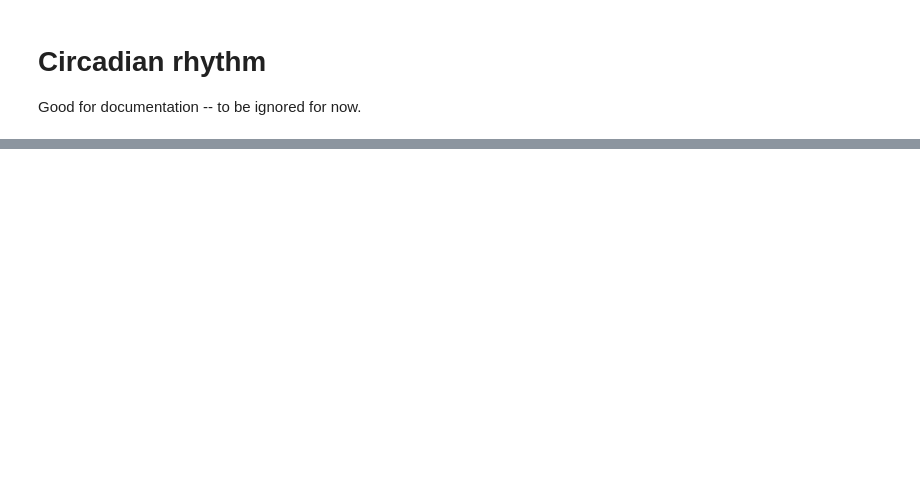
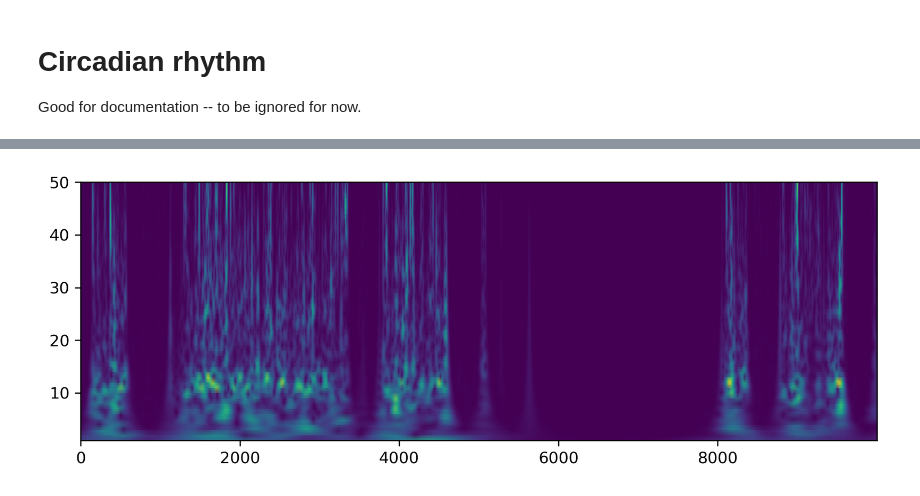
Before and after one commit to Wolfffff/long-timescale-behavior, a Jupyter notebook: analysis/notebooks/20220110_raw_analysis.ipynb, the cells around one changed output, grey strips where cells are left out. Cells and saved outputs as stored; diff of their text form; code cells hidden in the pictures; blank space fills up the shorter version.

```diff
--- a/analysis/notebooks/20220110_raw_analysis.ipynb
+++ b/analysis/notebooks/20220110_raw_analysis.ipynb
@@ -617,0 +574,23 @@ plt.show()
+# %%
+import matplotlib as mpl
+mpl.rcParams["figure.figsize"] = (9, 3)
+mpl.rcParams["figure.dpi"] = 300
+fly_id = 3
+expmt_name = "24h_bright"
+node_name = "hindlegL"
+
+vels = velocities_dict[expmt_name][:, node_names.index(node_name), fly_id][0:10000]
+vels_len = vels.shape[0]
+
+fs = 100
+w = 25
+freq = np.linspace(1, fs / 2, 50)
+widths = w * fs / (2 * freq * np.pi)
+
+cwtmatr = scipy.signal.cwt(vels, scipy.signal.morlet2, widths, w=w)
+plt.pcolormesh(
+    np.arange(vels_len), freq, np.abs(cwtmatr), cmap="viridis", shading="gouraud"
+)
+plt.show()
+# %% [output]
+[figure, added]
```
Also changed, not shown: parts of 23 cells of this notebook, 1 other file.
